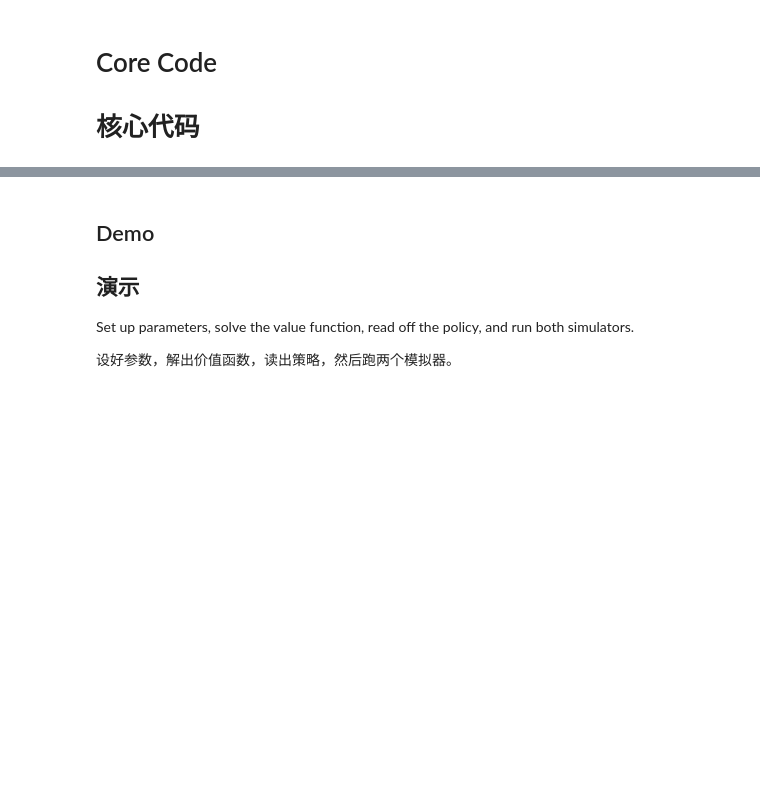
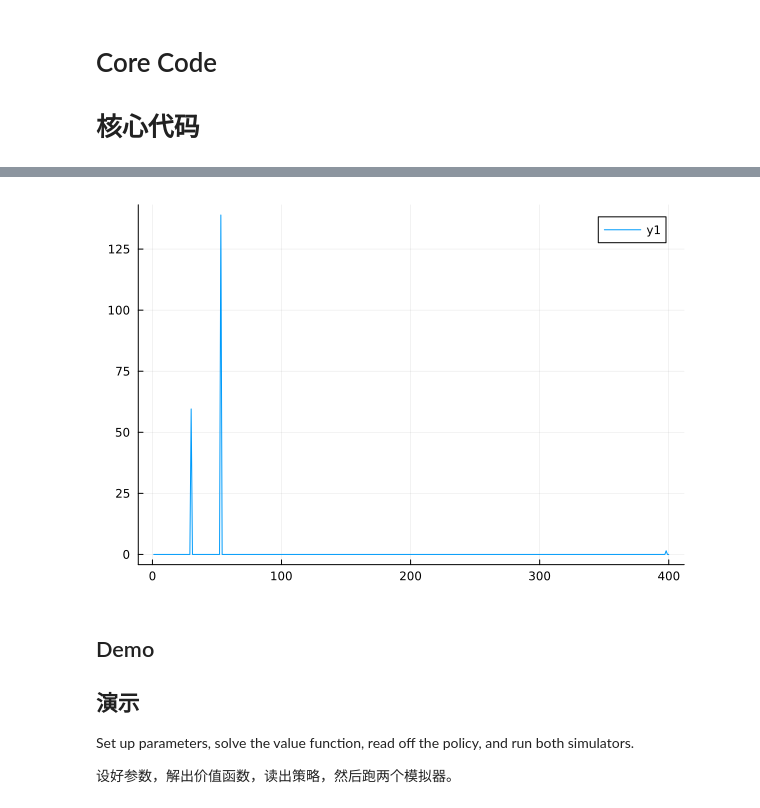
Before and after one commit to jeffreyesun/ZJU-Computational-Macro-2026, a Jupyter notebook: notebooks/L03_heterogeneity.ipynb, the cells around one changed output, grey strips where cells are left out. Saved outputs shown, nothing was run; the diff lists cells and outputs as text; code cells hidden in the pictures; blank space fills up the shorter version.

```diff
--- a/notebooks/L03_heterogeneity.ipynb
+++ b/notebooks/L03_heterogeneity.ipynb
@@ -177,0 +193,3 @@ sample_markov(Π, i) = findfirst(rand() .<= cumsum(Π[i, :]))
+# %%
+params = get_params()
+V_end = solve_vfi(params; verbosity = 1)
@@ -276,0 +318,7 @@ end
+# %%
+params = get_params()
+V_end = solve_vfi(params; verbosity = 1)
+b_inds_new = policy_function(V_end, params)
+
+λ_start = fill(1/length(params.V_shape), params.V_shape)
+λ_next = simulate_population_forward(λ_start, b_inds_new, params)
@@ -276,0 +344,17 @@ end
+# %%
+function find_steady_state_population(V_end, params; tol = 1e-6, maxiter = 1000, verbosity = 0)
+    b_inds_new = policy_function(V_end, params)
+    λ = fill(1/length(params.V_shape), params.V_shape) # Start with households evenly distributed across gridpoints
+
+    Δ, iters = Inf, 0
+    while Δ >= tol
+        λ_new = simulate_population_forward(λ, b_inds_new, params)
+        Δ = maximum(abs.(λ_new .- λ))
+        λ = λ_new
+        iters += 1
+        iters > maxiter && error("Steady state λ did not converge in $maxiter iterations")
+    end
+
+    verbosity >= 1 && println("Steady state λ converged in $iters iterations with error $Δ")
+    return λ
+end
@@ -276,0 +363,4 @@ end
+# %%
+params = get_params()
+V_end = solve_vfi(params; verbosity = 1)
+λ_steady_state = find_steady_state_population(V_end, params)
@@ -277,3 +386,7 @@ end
+# %%
+plot(vec(λ_steady_state[:,1]))
+# %% [output]
+[figure, added]
 # %% [markdown]
 ## Demo
 ## 演示
```
Also changed, not shown: parts of 43 cells of this notebook.
